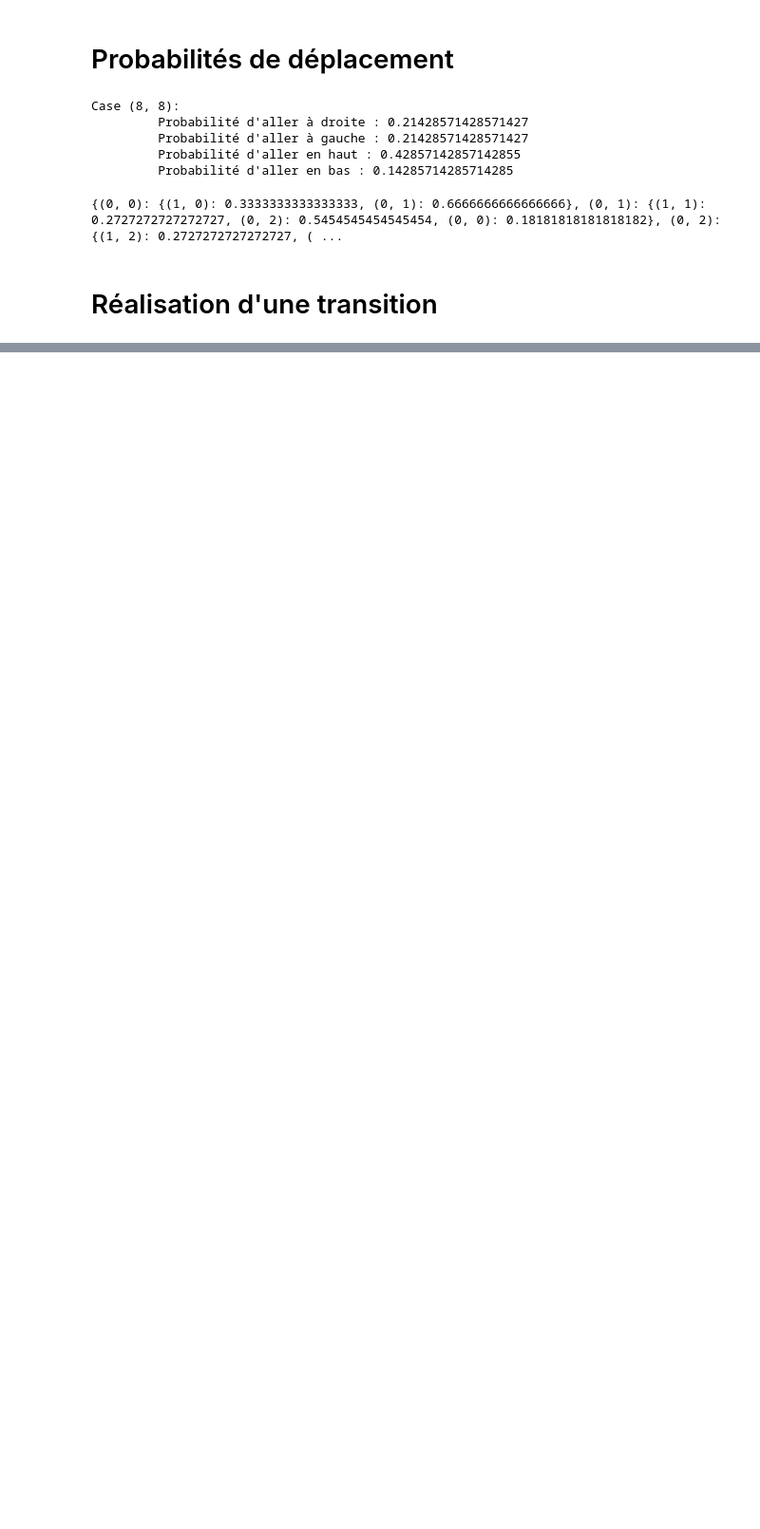
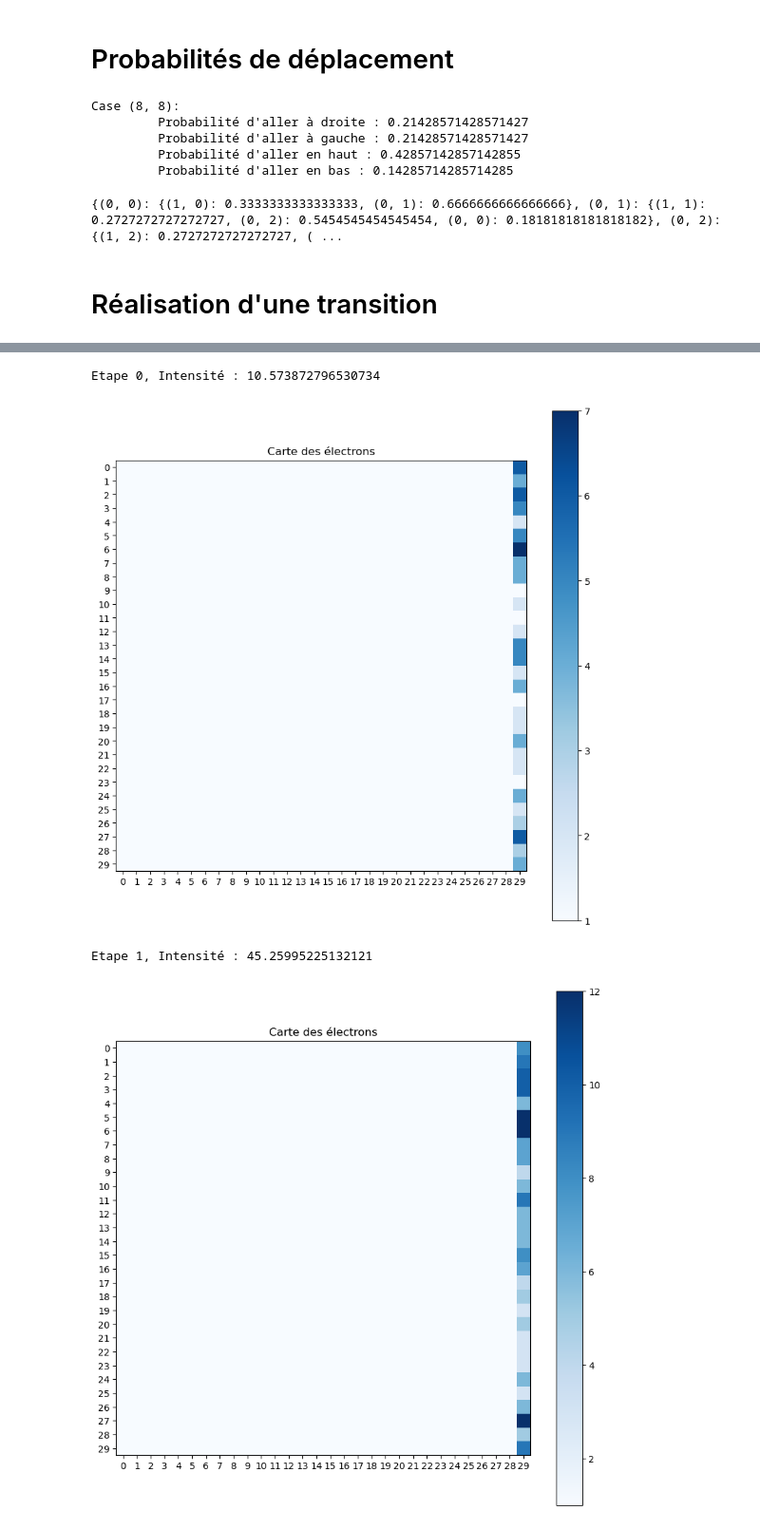
Before and after one commit to pierresara/Memristor2D, a Jupyter notebook: simulation_vf.ipynb, the cells around one changed output, grey strips where cells are left out. Shown: that part at 95% size. Saved outputs shown, nothing was run; the diff lists cells and outputs as text; code cells hidden in the pictures; blank space fills up the shorter version.

```diff
--- a/simulation_vf.ipynb
+++ b/simulation_vf.ipynb
@@ -252,0 +280,33 @@ if verbose:
+# %%
+def calcule_intensite(V,chem):
+    li = np.array([len(chemin) for chemin in chem])
+    res = 1/(np.sum(1/li))
+    return V/res
+# %%
+def etape(V, chem, first = False):
+    global traces, n_el_initial,N_iterations
+    if first:
+        first_initialisation()
+    else:
+        initialise(chem)
+    for i in range(N_iterations):
+        transition(V)
+    liste = [chemin for chemin in traces.values() if chemin[-1][1]==N-1]
+    return calcule_intensite(V,liste),liste
+# %%
+def simulation(array_V,affiche = True):
+    reinitialise()
+    chem = []
+    for (i,V) in enumerate(array_V):
+        intensite, chem = etape(V,chem,(i==0))
+        print(f"Etape {i}, Intensité : {intensite}")
+        if affiche:
+            heatmap(electrons)
+# %%
+array_V = [10,11,12]
+simulation(array_V)
+# %% [output]
+Etape 0, Intensité : 10.573872796530734
+[figure, added]
+Etape 1, Intensité : 45.25995225132121
+[figure, added]
```
Also changed, not shown: parts of 5 cells of this notebook.
